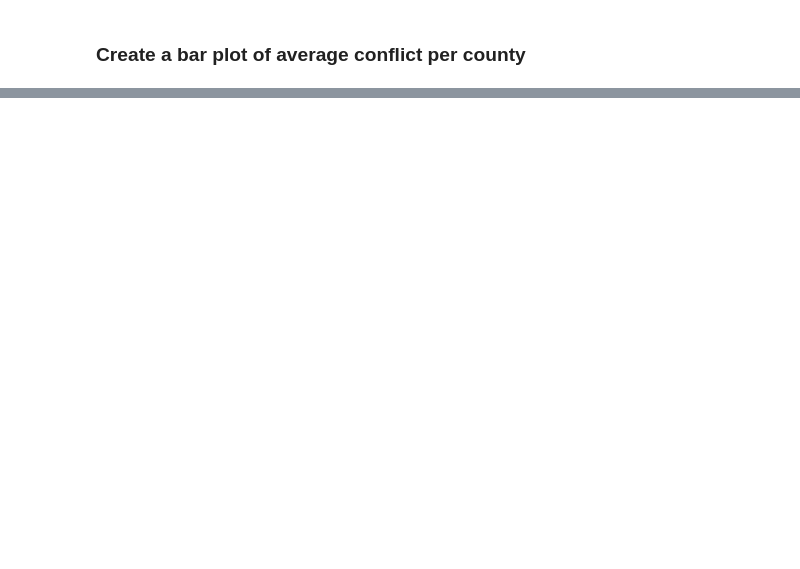
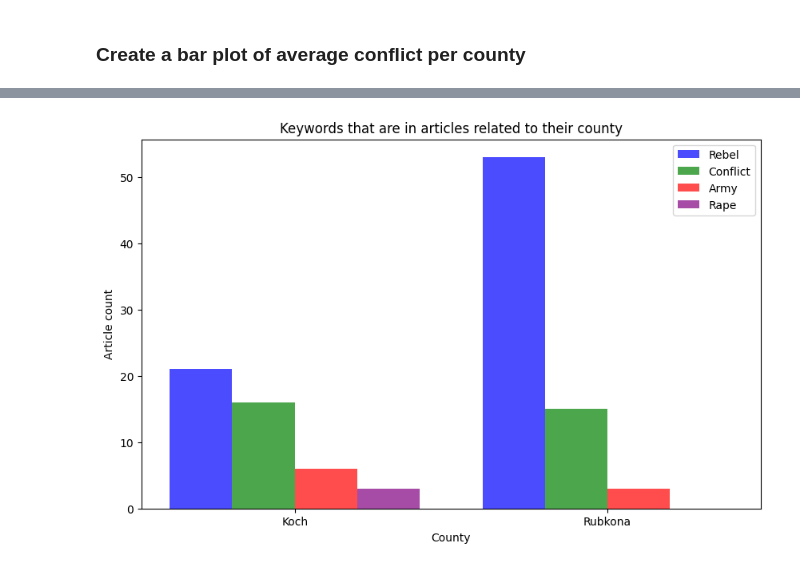
Before and after one commit to Joeryy/JBG060-DC3-23-24-group-2, a Jupyter notebook: article_data_exploration.ipynb, the cells around one changed output, grey strips where cells are left out. Drawn from its saved outputs; the diff is of its cells as text; code cells hidden in the pictures; blank space fills up the shorter version.

```diff
--- a/article_data_exploration.ipynb
+++ b/article_data_exploration.ipynb
@@ -133,0 +209,20 @@ No artists with labels found to put in legend.  Note that artists whose label st
+# %%
+# Create a bar plot with four variables
+plt.figure(figsize=(10, 6))
+bar_width = 0.2
+index = range(len(categories))
+
+plt.bar(index, values1, bar_width, label='Rebel', color='blue', alpha=0.7)
+plt.bar([i + bar_width for i in index], values2, bar_width, label='Conflict', color='green', alpha=0.7)
+plt.bar([i + 2 * bar_width for i in index], values3, bar_width, label='Army', color='red', alpha=0.7)
+plt.bar([i + 3 * bar_width for i in index], values4, bar_width, label='Rape', color='purple', alpha=0.7)
+
+plt.xlabel('County')
+plt.ylabel('Article count')
+plt.title('Keywords that are in articles related to their county')
+plt.xticks([i + 1.5 * bar_width for i in index], categories)
+plt.legend()
+
+plt.show()
+# %% [output]
+[figure, added]
```
Also changed, not shown: parts of 11 cells of this notebook.
